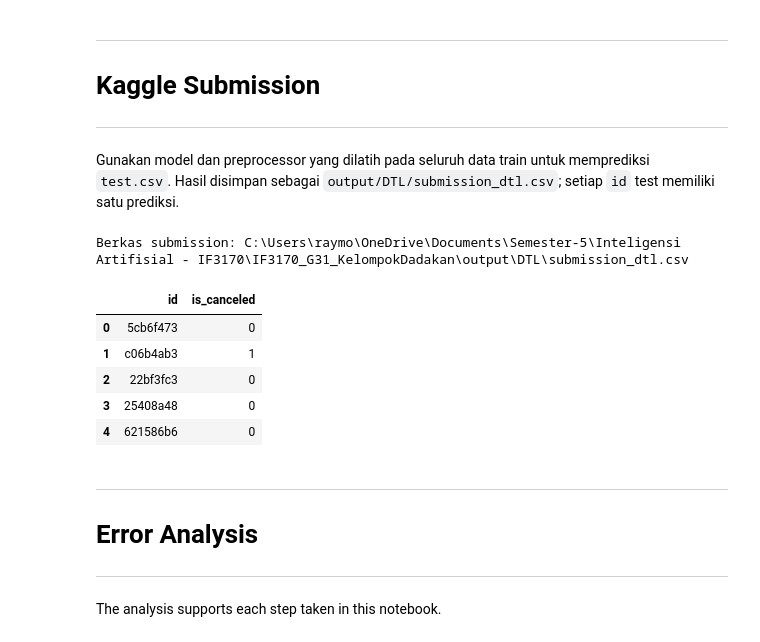
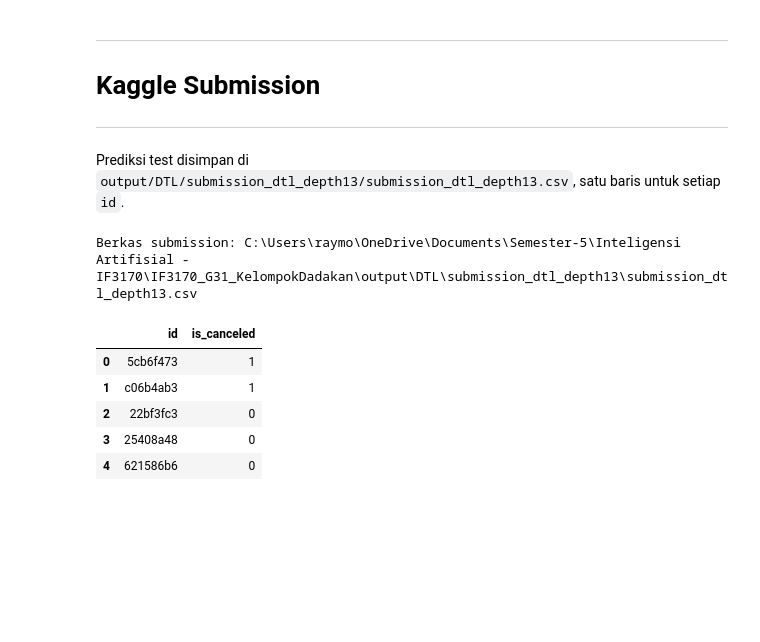
Before and after one commit to Alpaomega1136/IF3170_G31_KelompokDadakan, a Jupyter notebook: src/notebooks/DTL.ipynb, the cells around one changed output. Drawn from its saved outputs; the diff is of its cells as text; code cells hidden in the pictures; blank space fills up the shorter version.

```diff
--- a/src/notebooks/DTL.ipynb
+++ b/src/notebooks/DTL.ipynb
@@ -671,7 +716,7 @@ Pembanding DTL menggunakan `DecisionTreeClassifier` dengan `criterion="entropy"`
 # %%
 from sklearn.tree import DecisionTreeClassifier
 
-model_sklearn = DecisionTreeClassifier(criterion="entropy", max_depth=10, random_state=SEED)
+model_sklearn = DecisionTreeClassifier(criterion="entropy", max_depth=max_depth_dtl, random_state=SEED)
 model_sklearn.fit(X_train_siap, y_train)
 prediksi_sklearn = model_sklearn.predict(X_valid_siap)
 
@@ -680,13 +725,15 @@ for nama, prediksi in [("ID3 from scratch", prediksi_dtl), ("scikit-learn", pred
     hasil.append({
         "model": nama,
         "accuracy": accuracy_score(y_valid, prediksi),
-        "precision": precision_score(y_valid, prediksi, zero_division=0),
-        "recall": recall_score(y_valid, prediksi, zero_division=0),
-        "f1": f1_score(y_valid, prediksi, zero_division=0),
+        "precision_kelas_1": precision_score(y_valid, prediksi, zero_division=0),
+        "recall_kelas_1": recall_score(y_valid, prediksi, zero_division=0),
+        "f1_kelas_0": f1_score(y_valid, prediksi, pos_label=0, zero_division=0),
+        "f1_kelas_1": f1_score(y_valid, prediksi, pos_label=1, zero_division=0),
+        "macro_f1": f1_score(y_valid, prediksi, average="macro", labels=[0, 1], zero_division=0),
     })
 hasil_dtl = pd.DataFrame(hasil).set_index("model")
-output_dtl = root / "output" / "DTL"
+output_dtl = root / "output" / "DTL" / f"submission_dtl_depth{max_depth_dtl}"
 output_dtl.mkdir(parents=True, exist_ok=True)
-hasil_dtl.to_csv(output_dtl / "evaluasi_validasi.csv")
+hasil_dtl.to_csv(output_dtl / f"evaluasi_validasi_depth{max_depth_dtl}.csv")
 display(hasil_dtl.round(4))
 # %% [output]
@@ -709,14 +756,14 @@ X_lengkap = train_df.drop(columns=["id", "is_canceled"])
 y_lengkap = train_df["is_canceled"]
 preprocessor_final = create_preprocessor(X_lengkap)
 X_lengkap_siap = preprocessor_final.fit_transform(X_lengkap)
-model_final = DecisionTreeID3(max_depth=10).fit(X_lengkap_siap, y_lengkap)
+model_final = DecisionTreeID3(max_depth=max_depth_dtl).fit(X_lengkap_siap, y_lengkap)
 
-model_final.save(output_dtl / "model_dtl.pkl")
-with open(output_dtl / "preprocessor_dtl.pkl", "wb") as file:
+model_final.save(output_dtl / f"model_dtl_depth{max_depth_dtl}.pkl")
+with open(output_dtl / f"preprocessor_dtl_depth{max_depth_dtl}.pkl", "wb") as file:
     pickle.dump(preprocessor_final, file)
 
-model_dimuat = DecisionTreeID3.load(output_dtl / "model_dtl.pkl")
-with open(output_dtl / "preprocessor_dtl.pkl", "rb") as file:
+model_dimuat = DecisionTreeID3.load(output_dtl / f"model_dtl_depth{max_depth_dtl}.pkl")
+with open(output_dtl / f"preprocessor_dtl_depth{max_depth_dtl}.pkl", "rb") as file:
     preprocessor_dimuat = pickle.load(file)
 contoh = X_lengkap.iloc[:10]
 np.testing.assert_array_equal(
@@ -733,29 +780,21 @@ Model dan preprocessor disimpan serta berhasil dimuat kembali.
 
 ---
 # %% [markdown]
-Gunakan model dan preprocessor yang dilatih pada seluruh data train untuk memprediksi `test.csv`. Hasil disimpan sebagai `output/DTL/submission_dtl.csv`; setiap `id` test memiliki satu prediksi.
+Prediksi test disimpan di `output/DTL/submission_dtl_depth13/submission_dtl_depth13.csv`, satu baris untuk setiap `id`.
 # %%
 X_test_final = preprocessor_dimuat.transform(X_test)
 prediksi_test = model_dimuat.predict(X_test_final)
 submission_dtl = pd.DataFrame({"id": id_test, "is_canceled": prediksi_test})
 assert submission_dtl["id"].equals(test_df["id"])
 assert submission_dtl["is_canceled"].isin([0, 1]).all()
-submission_dtl.to_csv(output_dtl / "submission_dtl.csv", index=False)
-print("Berkas submission:", output_dtl / "submission_dtl.csv")
+submission_dtl.to_csv(output_dtl / f"submission_dtl_depth{max_depth_dtl}.csv", index=False)
+print("Berkas submission:", output_dtl / f"submission_dtl_depth{max_depth_dtl}.csv")
 display(submission_dtl.head())
 # %% [output]
-Berkas submission: C:\Users\raymo\OneDrive\Documents\Semester-5\Inteligensi Artifisial - IF3170\IF3170_G31_KelompokDadakan\output\DTL\submission_dtl.csv
+Berkas submission: C:\Users\raymo\OneDrive\Documents\Semester-5\Inteligensi Artifisial - IF3170\IF3170_G31_KelompokDadakan\output\DTL\submission_dtl_depth13\submission_dtl_depth13.csv
 |  | id | is_canceled |
-| 0 | 5cb6f473 | 0 |
+| 0 | 5cb6f473 | 1 |
 | 1 | c06b4ab3 | 1 |
 | 2 | 22bf3fc3 | 0 |
 | 3 | 25408a48 | 0 |
 | 4 | 621586b6 | 0 |
-# %% [markdown]
----
-
-# Error Analysis <a name="11"></a>
-
----
-# %% [markdown]
-The analysis supports each step taken in this notebook.
```
Also changed, not shown: parts of 56 cells of this notebook, 11 other files.
